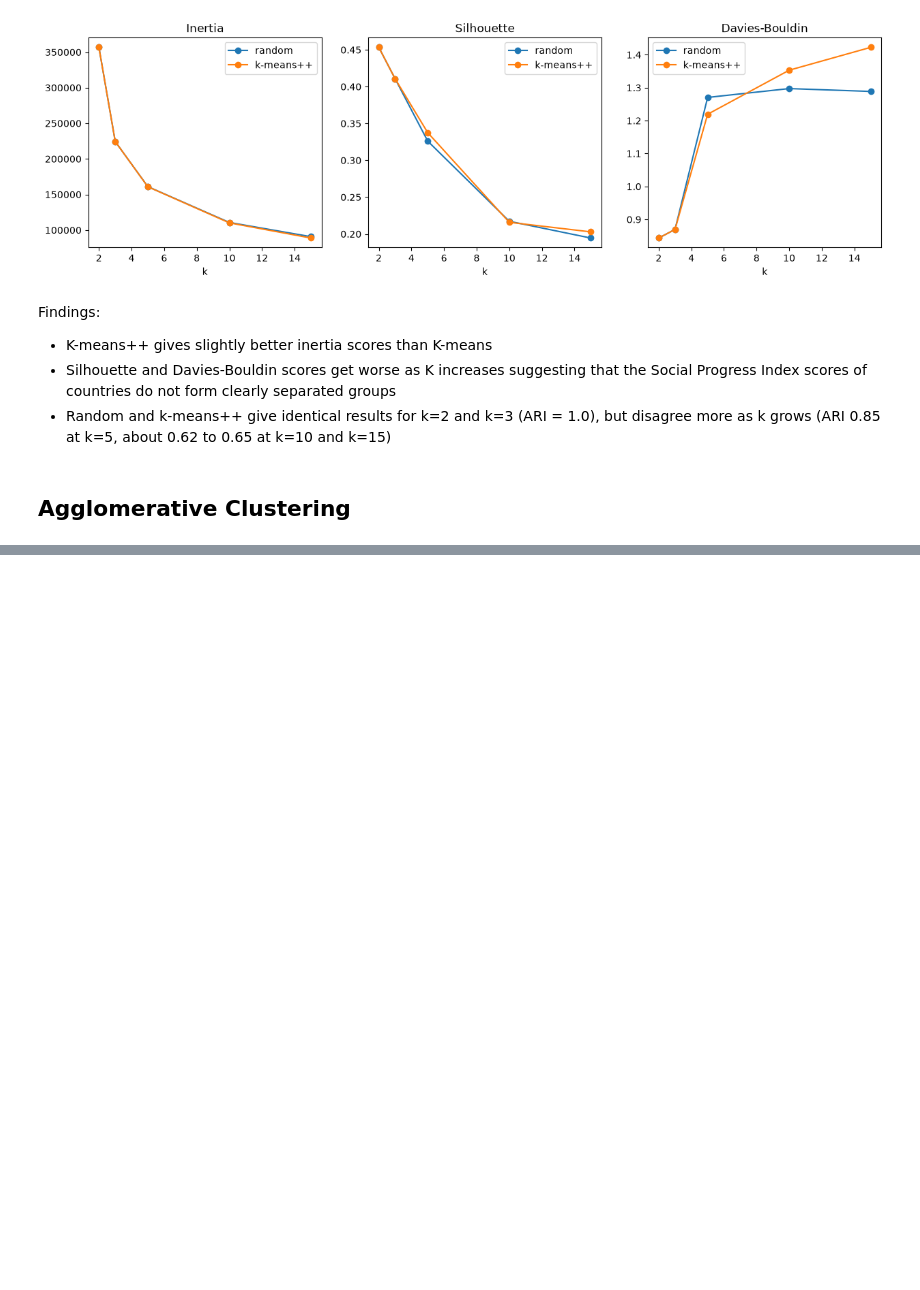
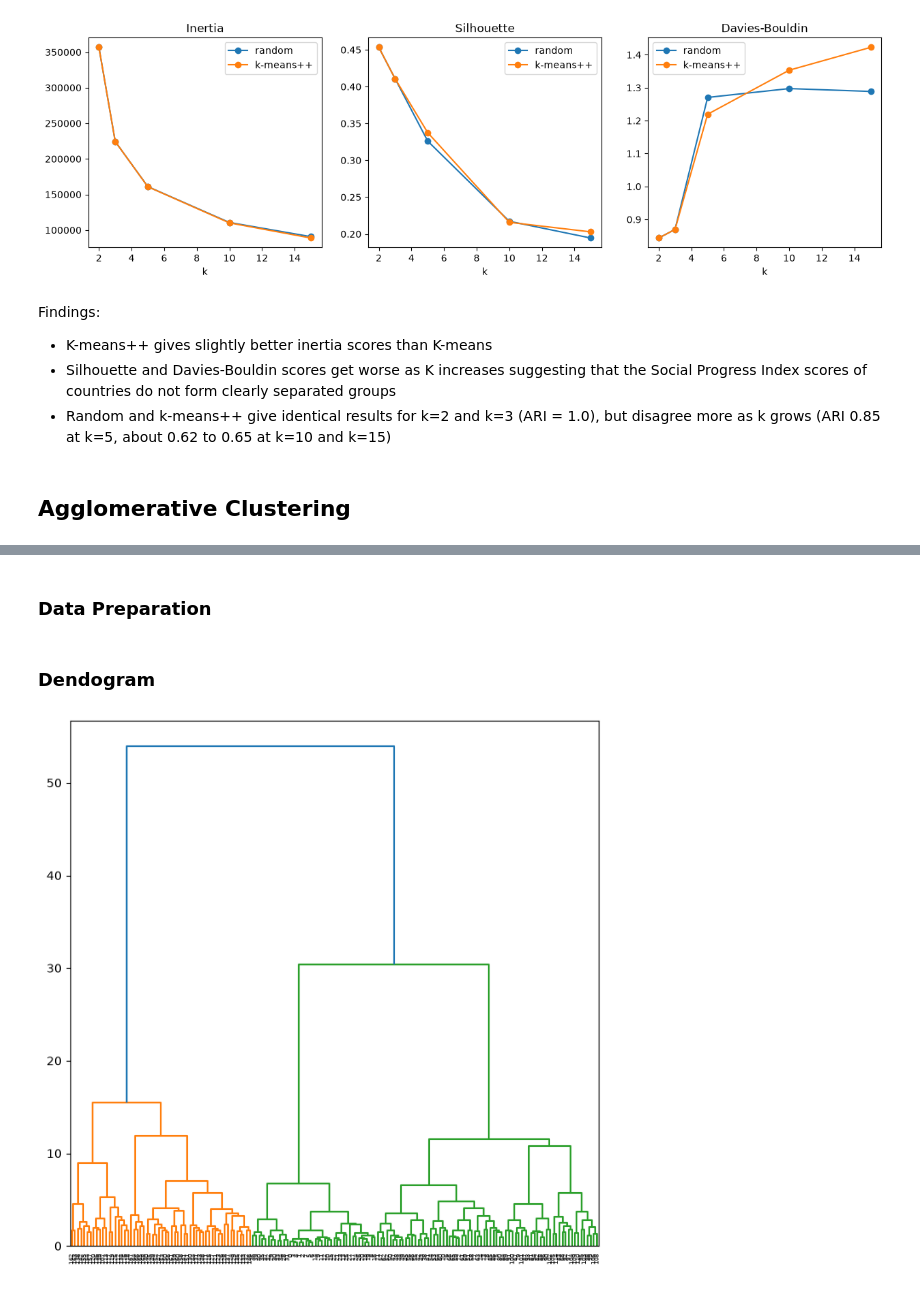
Before and after one commit to vcdice-69/SC4020-Project-1, a Jupyter notebook: group_38_code/Social Progress Index Rankings/code.ipynb, the cells around one changed output, grey strips where cells are left out. Drawn from its saved outputs; the diff is of its cells as text; code cells hidden in the pictures; blank space fills up the shorter version.

```diff
--- a/group_38_code/Social Progress Index Rankings/code.ipynb
+++ b/group_38_code/Social Progress Index Rankings/code.ipynb
@@ -233,0 +227,9 @@ Findings:
+# %% [markdown]
+### Data Preparation
+# %%
+#Drop variables
+features = df.drop(columns=['Rank', 'Country'])
+
+#Scaling
+scaler = StandardScaler()
+df_scaled = pd.DataFrame(scaler.fit_transform(features), columns=features.columns, index=features.index)
@@ -233,0 +242,8 @@ Findings:
+# %% [markdown]
+### Dendogram
+# %%
+#Plotting dendrogram
+plt.figure(figsize =(8, 8))
+Dendrogram = shc.dendrogram((shc.linkage(df_scaled, method ='ward')))
+# %% [output]
+[figure, added]
```
Also changed, not shown: parts of 14 cells of this notebook.
